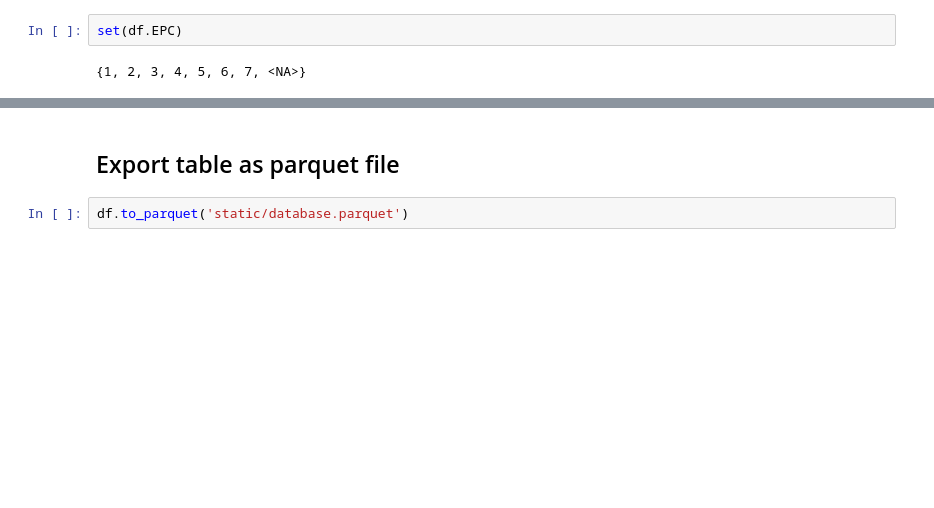
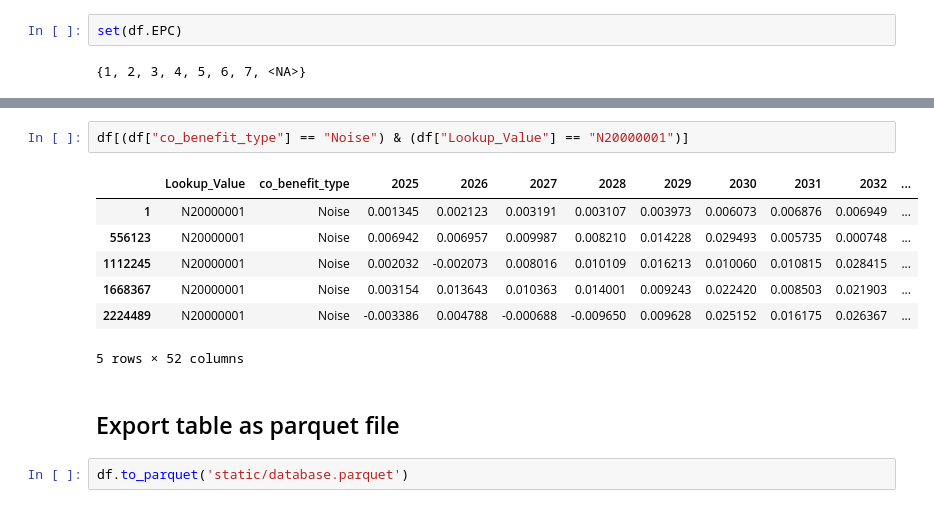
Before and after one commit to gwennan/CoBenefits, a Jupyter notebook: dataProcess.ipynb, the cells around one changed output, grey strips where cells are left out. Cells and saved outputs as stored; diff of their text form; blank space fills up the shorter version.

```diff
--- a/dataProcess.ipynb
+++ b/dataProcess.ipynb
@@ -370,4 +409,14 @@ Y2045_2049                       float32
 dtype: object
+# %%
+df[(df["co_benefit_type"] == "Noise") & (df["Lookup_Value"] == "N20000001")]
+# %% [output]
+|  | Lookup_Value | co_benefit_type | 2025 | 2026 | 2027 | 2028 | 2029 | 2030 | 2031 | 2032 | ... |
+| 1 | N20000001 | Noise | 0.001345 | 0.002123 | 0.003191 | 0.003107 | 0.003973 | 0.006073 | 0.006876 | 0.006949 | ... |
+| 556123 | N20000001 | Noise | 0.006942 | 0.006957 | 0.009987 | 0.008210 | 0.014228 | 0.029493 | 0.005735 | 0.000748 | ... |
+| 1112245 | N20000001 | Noise | 0.002032 | -0.002073 | 0.008016 | 0.010109 | 0.016213 | 0.010060 | 0.010815 | 0.028415 | ... |
+| 1668367 | N20000001 | Noise | 0.003154 | 0.013643 | 0.010363 | 0.014001 | 0.009243 | 0.022420 | 0.008503 | 0.021903 | ... |
+| 2224489 | N20000001 | Noise | -0.003386 | 0.004788 | -0.000688 | -0.009650 | 0.009628 | 0.025152 | 0.016175 | 0.026367 | ... |
+5 rows × 52 columns
 # %% [markdown]
 ## Export table as parquet file
 # %%
```
Also changed, not shown: parts of 21 cells of this notebook, 9 other files.
